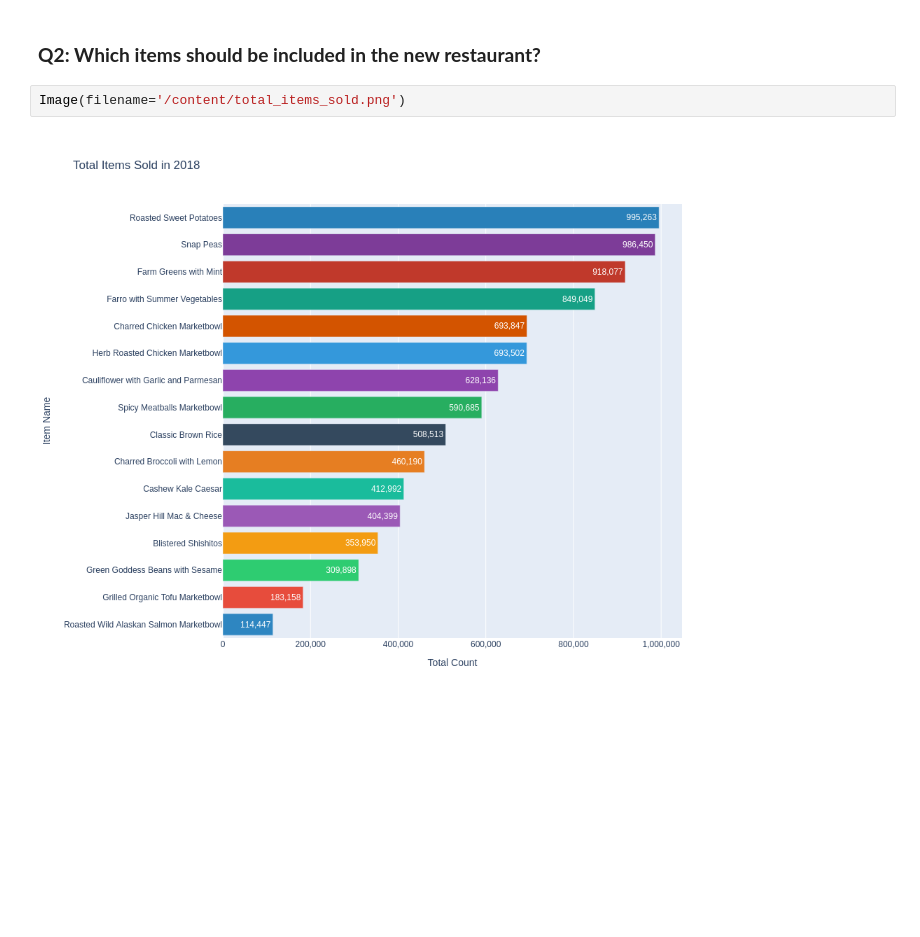
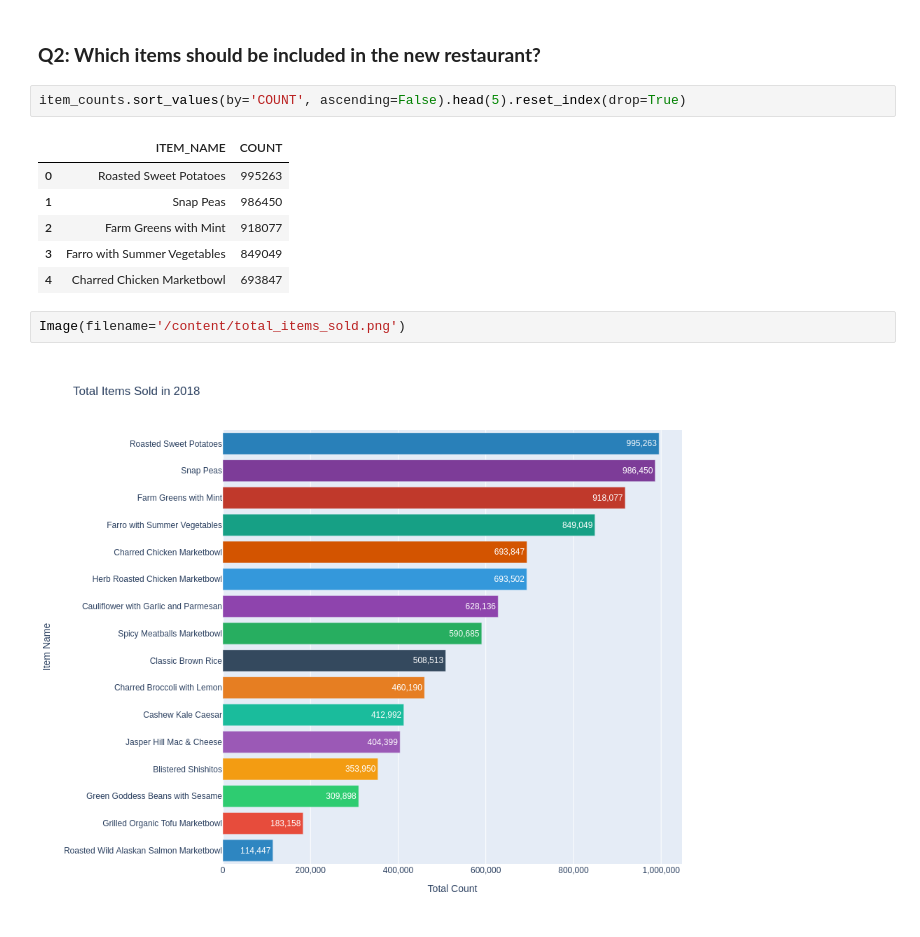
Before and after one commit to renan-peres/mfin-python-restaurant-data-analysis, a Jupyter notebook: restaurant-data-analysis.ipynb, the cells around one changed output. Saved outputs shown, nothing was run; the diff lists cells and outputs as text; blank space fills up the shorter version.

```diff
--- a/restaurant-data-analysis.ipynb
+++ b/restaurant-data-analysis.ipynb
@@ -1660,6 +1660,15 @@ Long Island City offers various unique attractions including Gantry Plaza State
 ![New Restaurant Location](https://github.com/renan-peres/mfin-python-restaurant-data-analysis/blob/main/images/new-restaurant-location.png?raw=1)
 # %% [markdown]
 ### **Q2: Which items should be included in the new restaurant?**
+# %%
+item_counts.sort_values(by='COUNT', ascending=False).head(5).reset_index(drop=True)
+# %% [output]
+|  | ITEM_NAME | COUNT |
+| 0 | Roasted Sweet Potatoes | 995263 |
+| 1 | Snap Peas | 986450 |
+| 2 | Farm Greens with Mint | 918077 |
+| 3 | Farro with Summer Vegetables | 849049 |
+| 4 | Charred Chicken Marketbowl | 693847 |
 # %%
 Image(filename='/content/total_items_sold.png')
 # %% [output]
```
Also changed, not shown: parts of 1 cell of this notebook.
